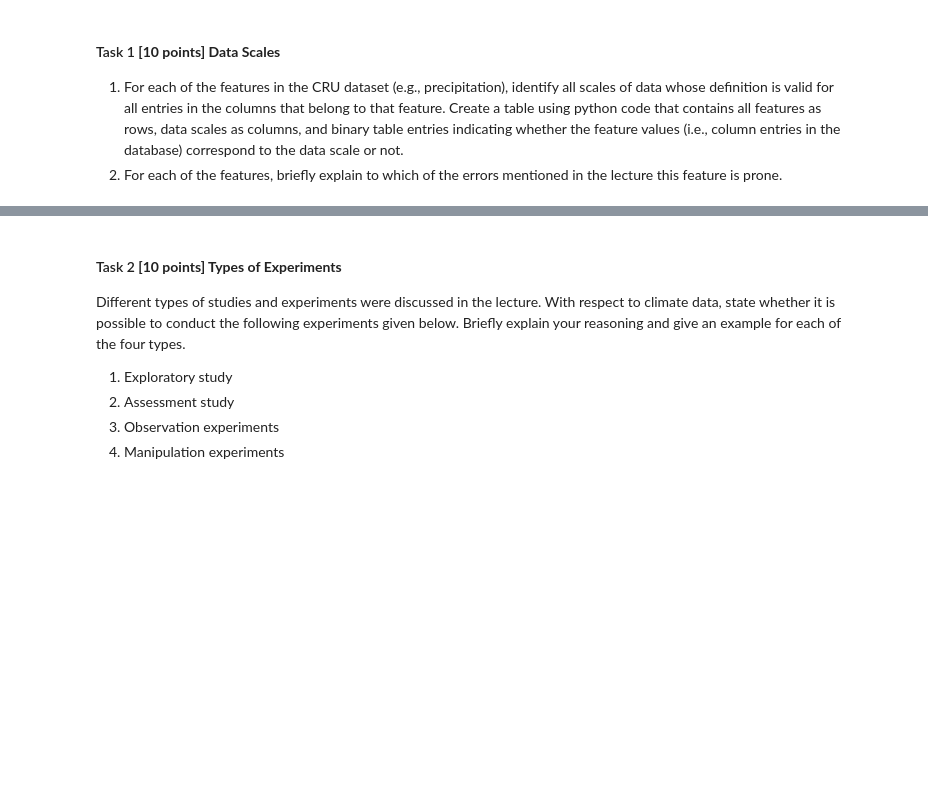
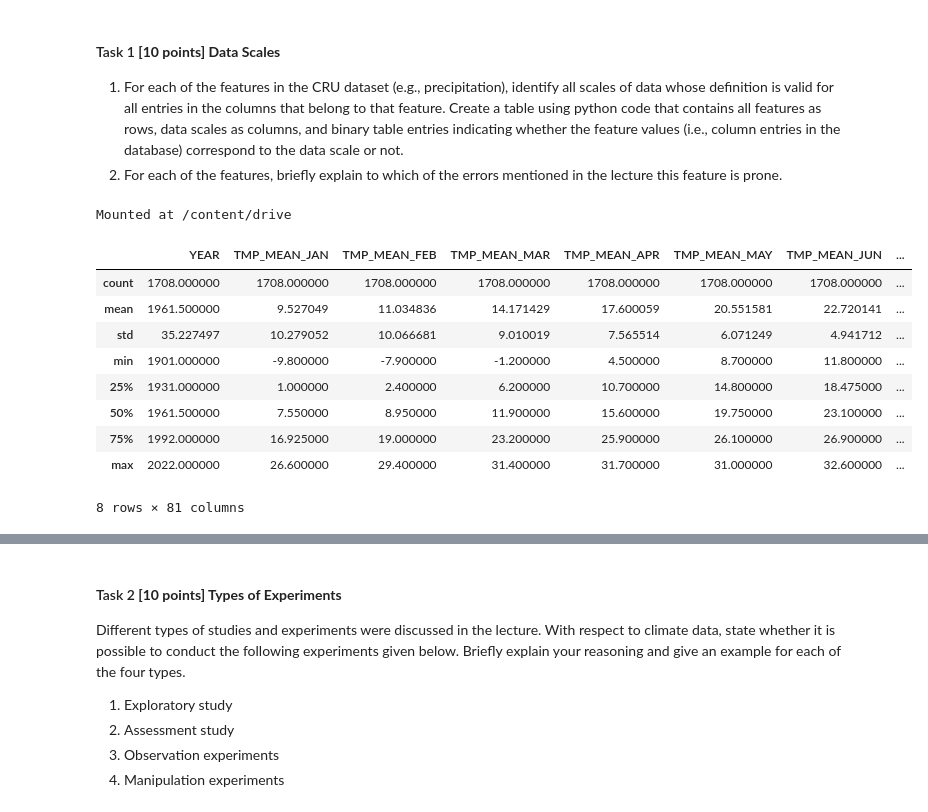
Before and after one commit to CallMeL/ResearchMethod, a Jupyter notebook: RM_A02_Group.ipynb, the cells around one changed output, grey strips where cells are left out. Saved outputs shown, nothing was run; the diff lists cells and outputs as text; code cells hidden in the pictures; blank space fills up the shorter version.

```diff
--- a/RM_A02_Group.ipynb
+++ b/RM_A02_Group.ipynb
@@ -43,3 +43,11 @@ Add the group letter to the file name prior to submission. For example, if your
 
 1. For each of the features in the CRU dataset (e.g., precipitation), identify all scales of data whose definition is valid for all entries in the columns that belong to that feature. Create a table using python code that contains all features as rows, data scales as columns, and binary table entries indicating whether the feature values (i.e., column entries in the database) correspond to the data scale or not.
 2. For each of the features, briefly explain to which of the errors mentioned in the lecture this feature is prone.
+# %%
+# mount google drive
+from google.colab import drive
+drive.mount('/content/drive')
+path = '/content/drive/MyDrive/RM/data/CRU_data.csv'
+#path = './data/CRU_data.csv'
+# %% [output]
+Mounted at /content/drive
@@ -45,0 +60,13 @@ Add the group letter to the file name prior to submission. For example, if your
+# %%
+table.describe()
+# %% [output]
+|  | YEAR | TMP_MEAN_JAN | TMP_MEAN_FEB | TMP_MEAN_MAR | TMP_MEAN_APR | TMP_MEAN_MAY | TMP_MEAN_JUN | ... |
+| count | 1708.000000 | 1708.000000 | 1708.000000 | 1708.000000 | 1708.000000 | 1708.000000 | 1708.000000 | ... |
+| mean | 1961.500000 | 9.527049 | 11.034836 | 14.171429 | 17.600059 | 20.551581 | 22.720141 | ... |
+| std | 35.227497 | 10.279052 | 10.066681 | 9.010019 | 7.565514 | 6.071249 | 4.941712 | ... |
+| min | 1901.000000 | -9.800000 | -7.900000 | -1.200000 | 4.500000 | 8.700000 | 11.800000 | ... |
+| 25% | 1931.000000 | 1.000000 | 2.400000 | 6.200000 | 10.700000 | 14.800000 | 18.475000 | ... |
+| 50% | 1961.500000 | 7.550000 | 8.950000 | 11.900000 | 15.600000 | 19.750000 | 23.100000 | ... |
+| 75% | 1992.000000 | 16.925000 | 19.000000 | 23.200000 | 25.900000 | 26.100000 | 26.900000 | ... |
+| max | 2022.000000 | 26.600000 | 29.400000 | 31.400000 | 31.700000 | 31.000000 | 32.600000 | ... |
+8 rows × 81 columns
```
Also changed, not shown: parts of 23 cells of this notebook.
